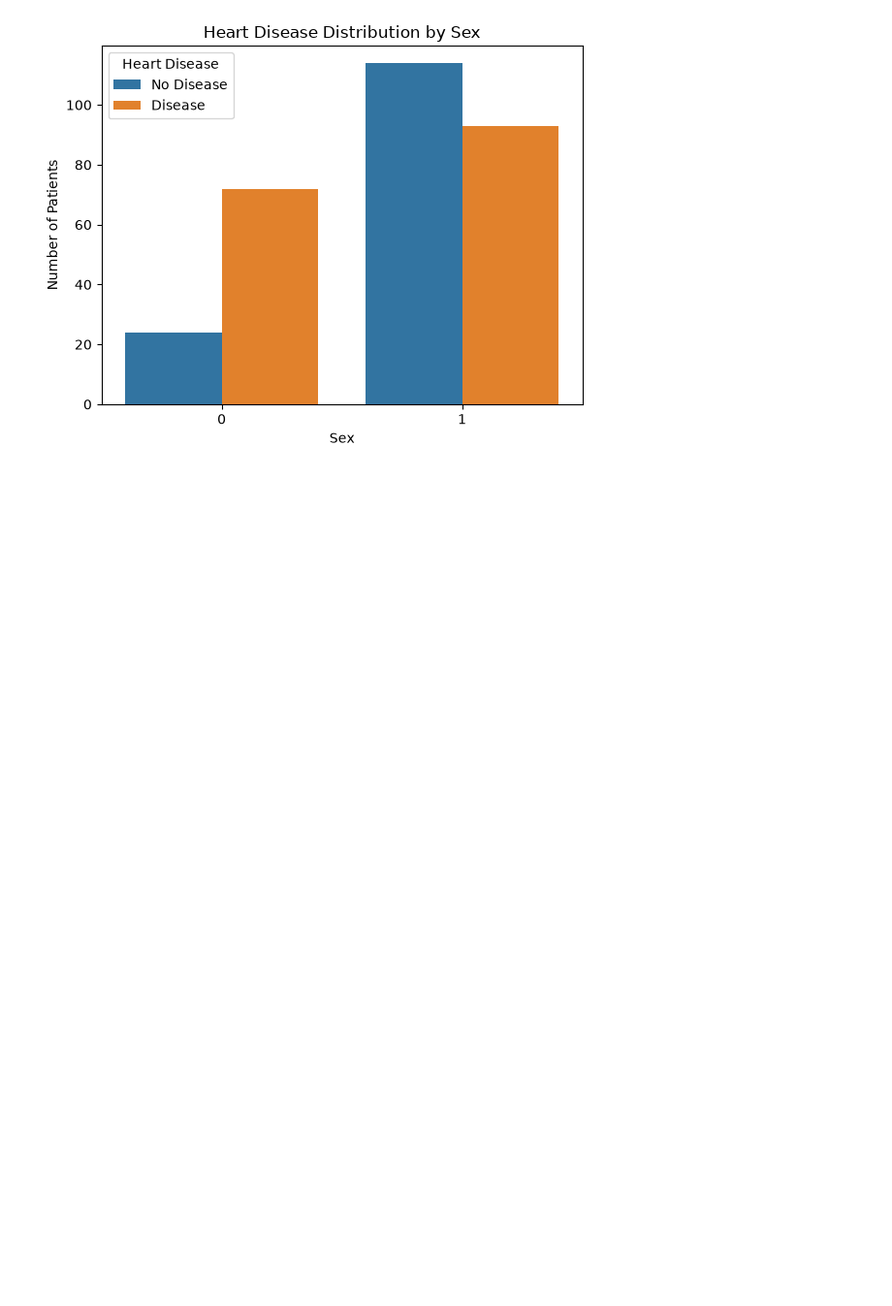
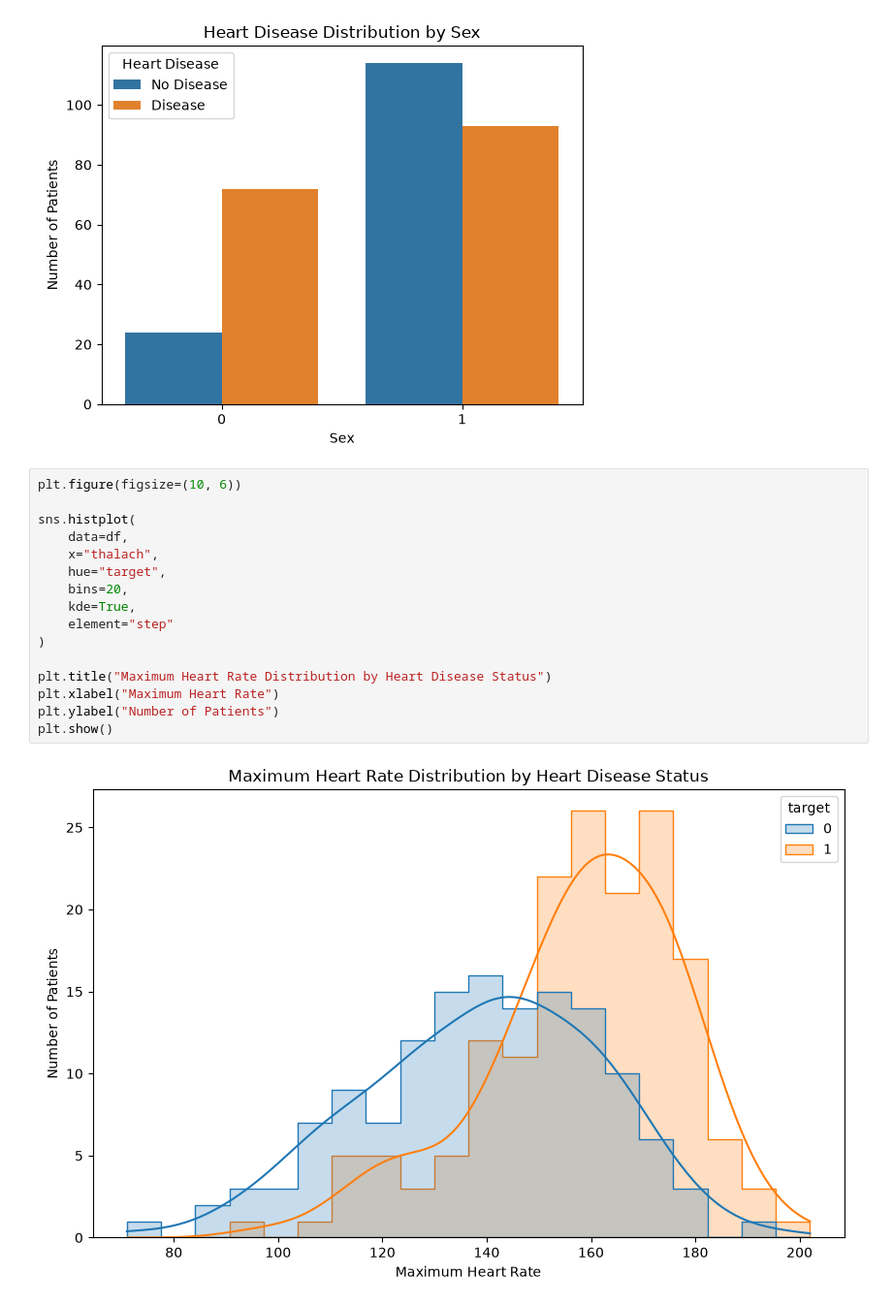
Before and after one commit to salilu1/heart-disease, a Jupyter notebook: heart_disease.ipynb, the cells around one changed output. Shown at 97% size. Cells and saved outputs as stored; diff of their text form; blank space fills up the shorter version.

```diff
--- a/heart_disease.ipynb
+++ b/heart_disease.ipynb
@@ -110,3 +110,21 @@ plt.legend(title="Heart Disease", labels=["No Disease", "Disease"])
 plt.show()
 # %% [output]
 [figure]
+# %%
+plt.figure(figsize=(10, 6))
+
+sns.histplot(
+    data=df,
+    x="thalach",
+    hue="target",
+    bins=20,
+    kde=True,
+    element="step"
+)
+
+plt.title("Maximum Heart Rate Distribution by Heart Disease Status")
+plt.xlabel("Maximum Heart Rate")
+plt.ylabel("Number of Patients")
+plt.show()
+# %% [output]
+[figure, added]
```
Also changed, not shown: parts of 6 cells of this notebook.
